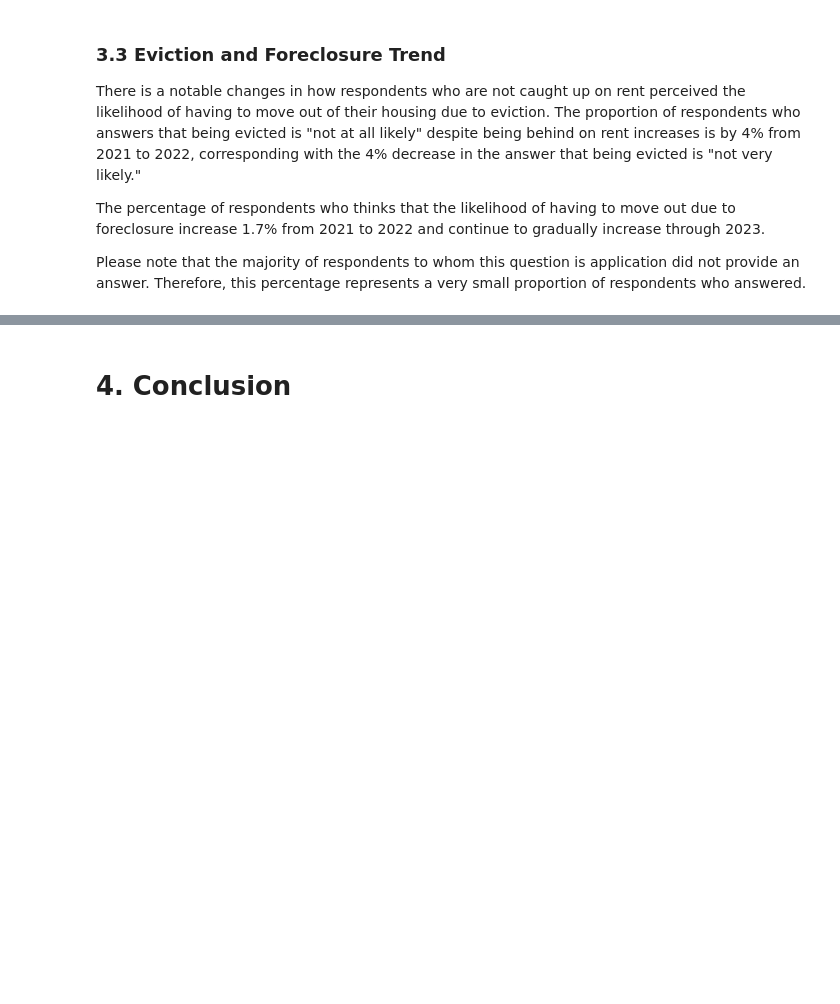
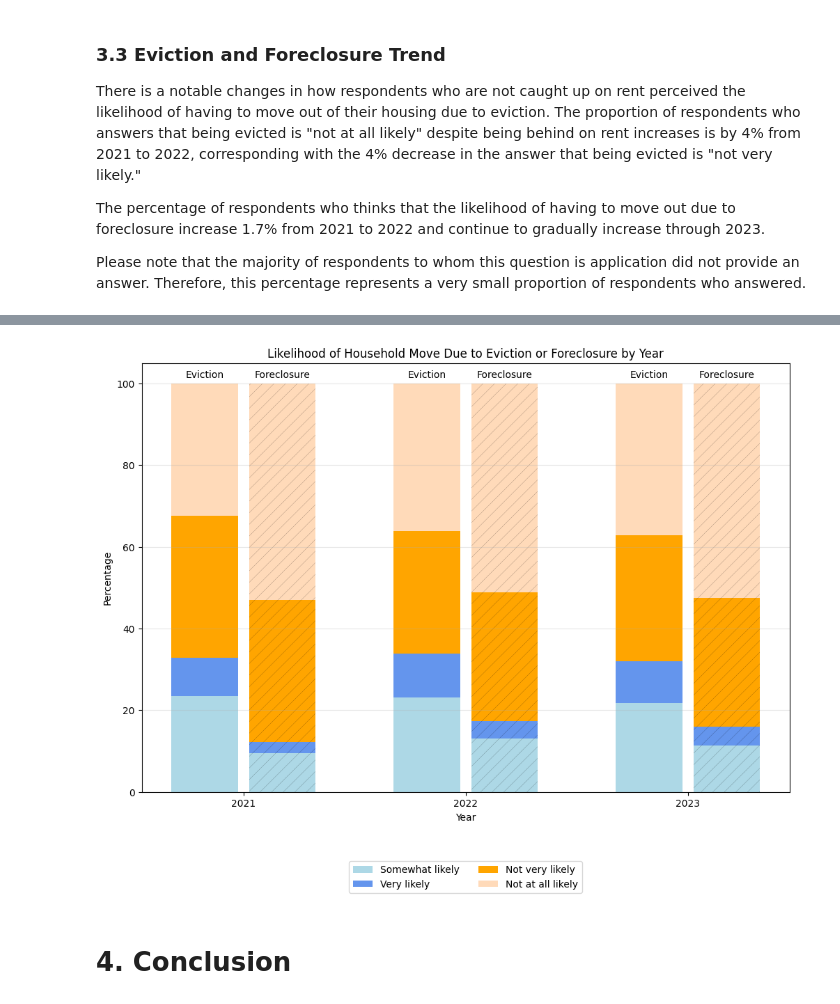
Before and after one commit to BU-Spark/ds-bcc-tania-fernandes-d7, a Jupyter notebook: fa24-team-b/housing/notebooks/pulse-survey.ipynb, the cells around one changed output, grey strips where cells are left out. Cells and saved outputs as stored; diff of their text form; code cells hidden in the pictures; blank space fills up the shorter version.

```diff
--- a/fa24-team-b/housing/notebooks/pulse-survey.ipynb
+++ b/fa24-team-b/housing/notebooks/pulse-survey.ipynb
@@ -584,3 +585,62 @@ plt.show()
+# %%
+# Change the thickness of hatch lines
+import matplotlib as mpl
+mpl.rcParams['hatch.linewidth'] = 0.1
+
+move_percentage_df = percentage_by_year_df[["EVICT", "FORCLOSE"]].unstack(level='ANSWER')
+move_colors = {1: "cornflowerblue", 2: "lightblue", 3: "orange", 4: "peachpuff"}
+move_labels = {1: "Very likely", 2: "Somewhat likely", 3: "Not very likely", 4: "Not at all likely"}
+
+fig, ax = plt.subplots(figsize=(12, 8))
+
+# Define x-axis positions for each year, with spacing for eviction and foreclosure bars
+years = move_percentage_df.index
+x = np.arange(len(years))
+bar_width = 0.35
+spacing = 0.05
+
+# Initialize the bottom positions for stacked bars
+evict_bottom = np.zeros(len(x))
+foreclose_bottom = np.zeros(len(x))
+
+# Track labels for the legend to ensure they only appear once
+legend_labels = set()
+
+# Loop through each answer category to stack the bars
+for answer in move_percentage_df["EVICT"].columns:
+    evict_height = move_percentage_df["EVICT", answer]
+    foreclose_height = move_percentage_df["FORCLOSE", answer]
+
+    # Add the likelihood label to the legend only once for each answer level
+    likelihood_label = move_labels[answer]
+    label = likelihood_label if likelihood_label not in legend_labels else None
+    legend_labels.add(likelihood_label)
+
+    ax.bar(x - bar_width / 2, evict_height, bottom=evict_bottom, color=move_colors[answer], label=label, width=0.3)
+    evict_bottom += evict_height
+
+    ax.bar(x + bar_width / 2, foreclose_height, bottom=foreclose_bottom, color=move_colors[answer], hatch='//', label=None, width=0.3)
+    foreclose_bottom += foreclose_height
+
+
+# Adding the "Eviction" and "Foreclosure" labels at the top of each bar
+for i, year in enumerate(years):
+    ax.text(x[i] - (0.3 + spacing) / 2, 101, "Eviction", ha="center", va="bottom")
+    ax.text(x[i] + (0.3 + spacing) / 2, 101, "Foreclosure", ha="center", va="bottom")
+
+
+plt.xlabel('Year')
+plt.ylabel('Percentage')
+plt.title('Likelihood of Household Move Due to Eviction or Foreclosure by Year')
+
+ax.set_xticks(x)
+ax.set_xticklabels(years)
+
+plt.legend(loc="upper center", bbox_to_anchor=(0.5, -0.15), ncol=2)
+plt.grid(axis="y", alpha=0.3)
+plt.show()
+# %% [output]
+[figure, added]
 # %% [markdown]
 # 4. Conclusion
 # %% [markdown]
```
Also changed, not shown: parts of 17 cells of this notebook.
